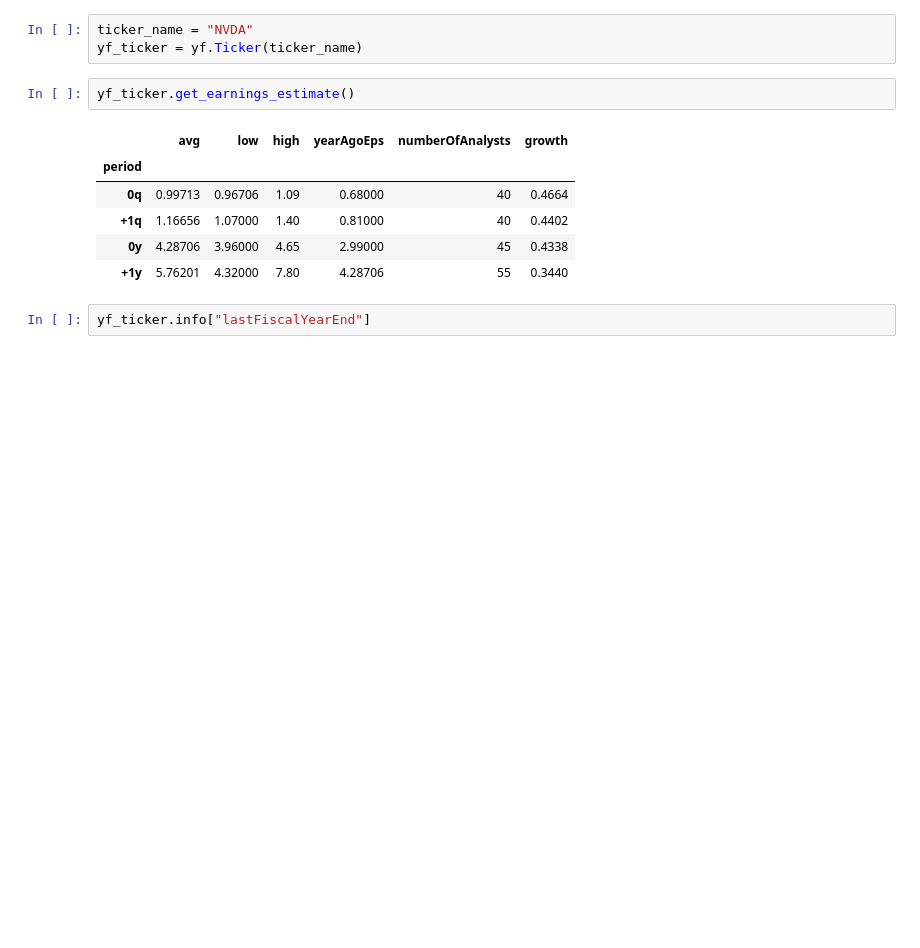
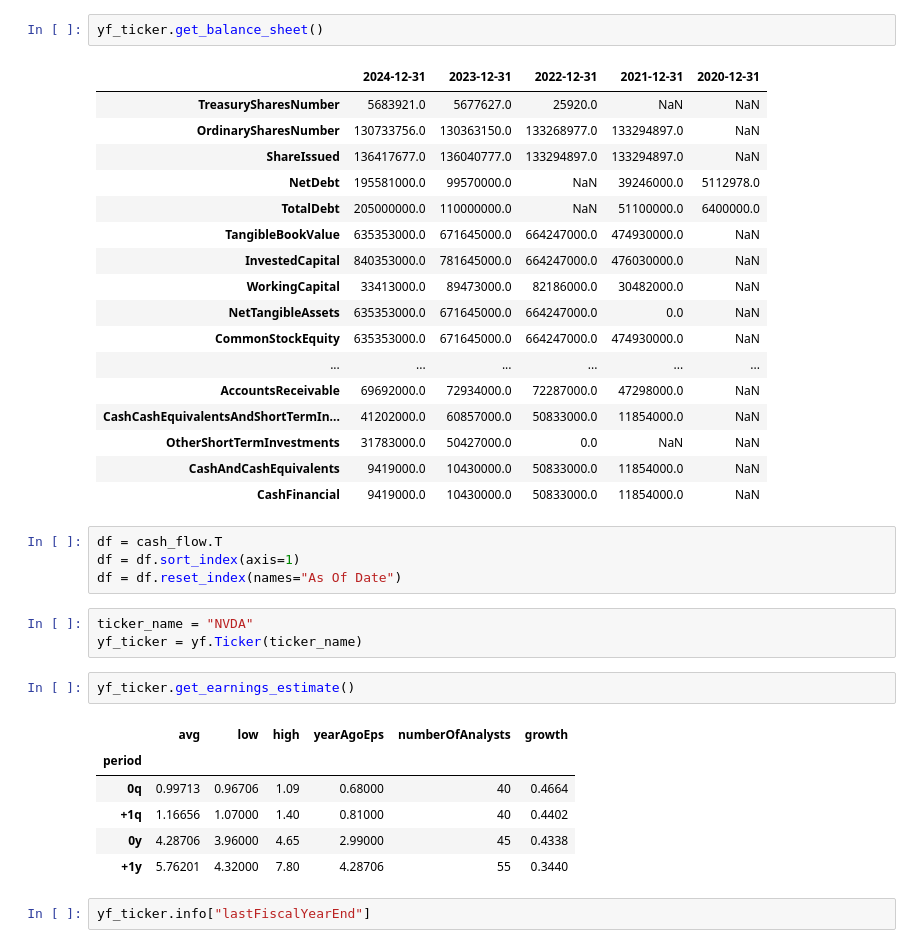
Before and after one commit to jyh2378/finance, a Jupyter notebook: yf_test.ipynb, the cells around one changed output. Drawn from its saved outputs; the diff is of its cells as text; blank space fills up the shorter version.

```diff
--- a/yf_test.ipynb
+++ b/yf_test.ipynb
@@ -32,3 +43,27 @@ result
+# %%
+yf_ticker.get_balance_sheet()
+# %% [output]
+|  | 2024-12-31 | 2023-12-31 | 2022-12-31 | 2021-12-31 | 2020-12-31 |
+| TreasurySharesNumber | 5683921.0 | 5677627.0 | 25920.0 | NaN | NaN |
+| OrdinarySharesNumber | 130733756.0 | 130363150.0 | 133268977.0 | 133294897.0 | NaN |
+| ShareIssued | 136417677.0 | 136040777.0 | 133294897.0 | 133294897.0 | NaN |
+| NetDebt | 195581000.0 | 99570000.0 | NaN | 39246000.0 | 5112978.0 |
+| TotalDebt | 205000000.0 | 110000000.0 | NaN | 51100000.0 | 6400000.0 |
+| TangibleBookValue | 635353000.0 | 671645000.0 | 664247000.0 | 474930000.0 | NaN |
+| InvestedCapital | 840353000.0 | 781645000.0 | 664247000.0 | 476030000.0 | NaN |
+| WorkingCapital | 33413000.0 | 89473000.0 | 82186000.0 | 30482000.0 | NaN |
+| NetTangibleAssets | 635353000.0 | 671645000.0 | 664247000.0 | 0.0 | NaN |
+| CommonStockEquity | 635353000.0 | 671645000.0 | 664247000.0 | 474930000.0 | NaN |
+| ... | ... | ... | ... | ... | ... |
+| AccountsReceivable | 69692000.0 | 72934000.0 | 72287000.0 | 47298000.0 | NaN |
+| CashCashEquivalentsAndShortTermIn... | 41202000.0 | 60857000.0 | 50833000.0 | 11854000.0 | NaN |
+| OtherShortTermInvestments | 31783000.0 | 50427000.0 | 0.0 | NaN | NaN |
+| CashAndCashEquivalents | 9419000.0 | 10430000.0 | 50833000.0 | 11854000.0 | NaN |
+| CashFinancial | 9419000.0 | 10430000.0 | 50833000.0 | 11854000.0 | NaN |
+# %%
+df = cash_flow.T
+df = df.sort_index(axis=1)
+df = df.reset_index(names="As Of Date")
 # %%
 ticker_name = "NVDA"
 yf_ticker = yf.Ticker(ticker_name)
```
Also changed, not shown: parts of 8 cells of this notebook, 42 other files.
